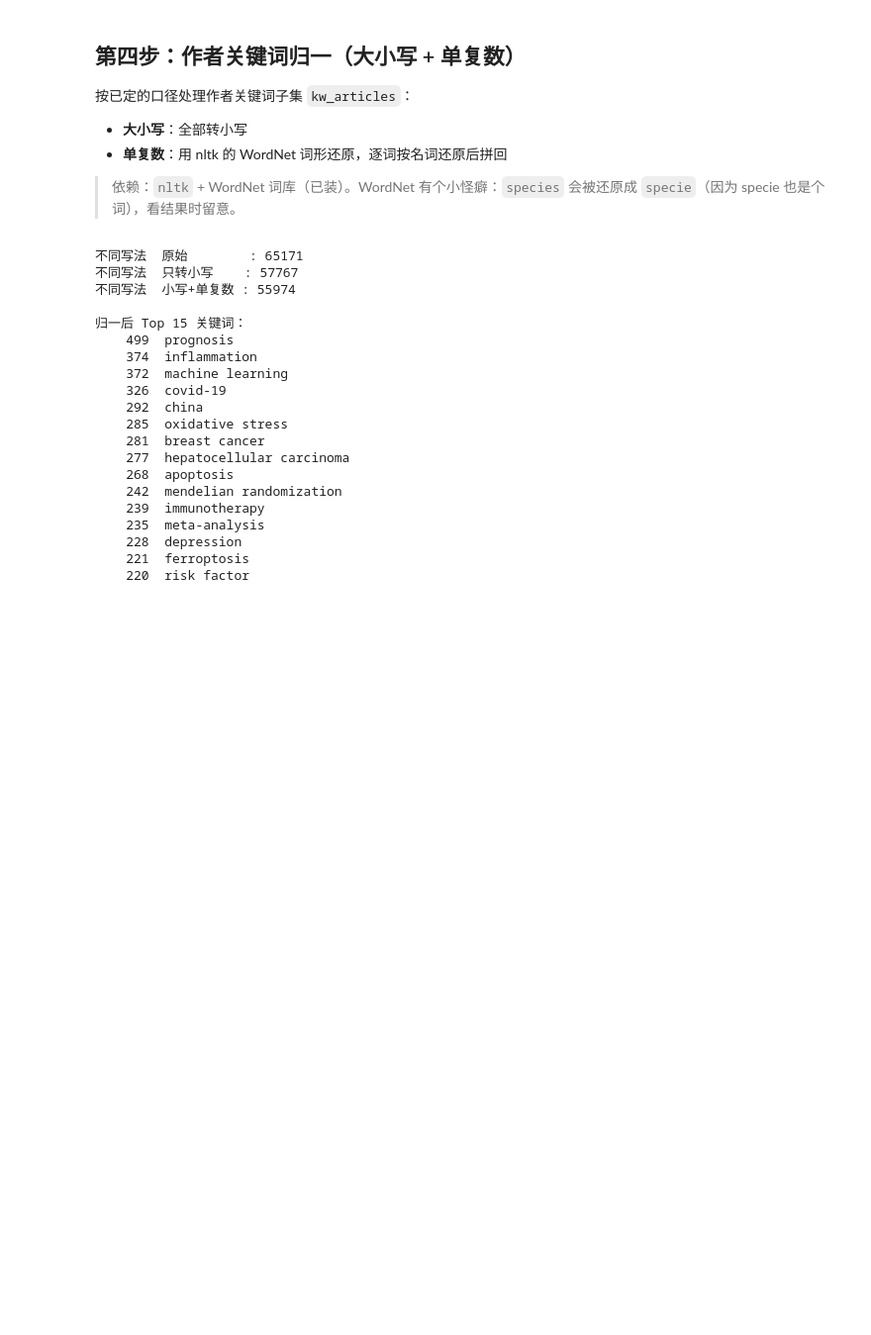
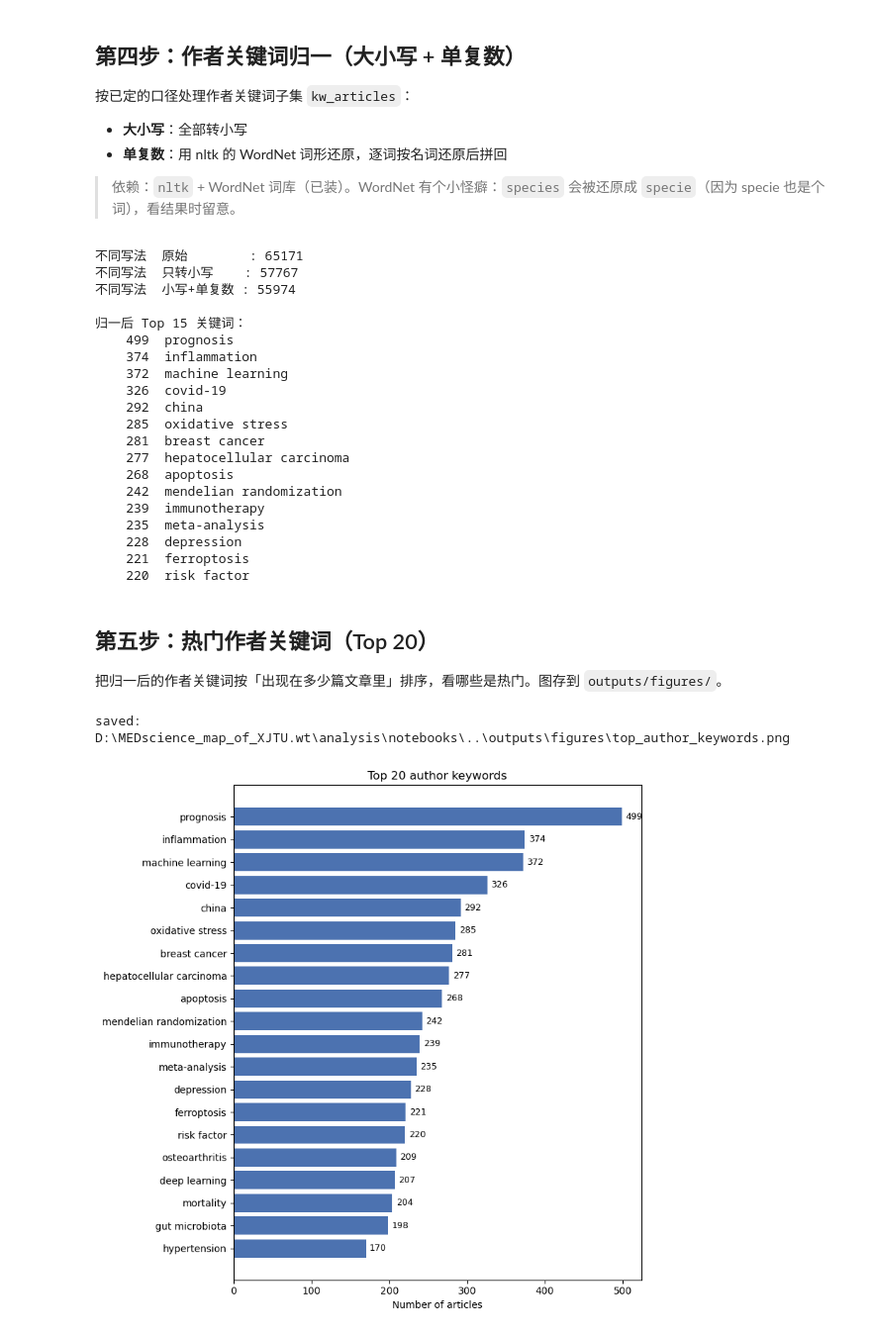
Before and after one commit to Tony0111/MEDscience_map_of_XJTU, a Jupyter notebook: notebooks/02_analysis.ipynb, the cells around one changed output. Shown at 99% size. Drawn from its saved outputs; the diff is of its cells as text; code cells hidden in the pictures; blank space fills up the shorter version.

Commit message:
feat(02): plot top 20 author keywords (step 5)
- count normalized author keywords per article (dedup within article)
- horizontal bar chart saved to outputs/figures/top_author_keywords.png

```diff
--- a/notebooks/02_analysis.ipynb
+++ b/notebooks/02_analysis.ipynb
@@ -167,3 +167,38 @@ for k, n in norm.value_counts().head(15).items():
     228  depression
     221  ferroptosis
     220  risk factor
+# %% [markdown]
+## 第五步：热门作者关键词（Top 20）
+
+把归一后的作者关键词按「出现在多少篇文章里」排序，看哪些是热门。图存到 `outputs/figures/`。
+# %%
+import os
+import matplotlib.pyplot as plt
+
+# 每篇文章内先去重，再统计「出现在多少篇文章」
+kw_counts = (kw_articles['keywords_norm']
+             .apply(lambda s: {k for k in s.split('||') if k})
+             .explode()
+             .value_counts())
+
+TOP_N = 20
+top = kw_counts.head(TOP_N).iloc[::-1]      # 反过来，让最高的在顶部
+
+fig, ax = plt.subplots(figsize=(8, 8))
+ax.barh(top.index, top.values, color='#4C72B0')
+ax.set_xlabel('Number of articles')
+ax.set_title(f'Top {TOP_N} author keywords')
+for y, v in enumerate(top.values):
+    ax.text(v + top.values.max() * 0.01, y, str(v), va='center', fontsize=9)
+plt.tight_layout()
+
+fig_dir = os.path.join(os.getcwd(), '..', 'outputs', 'figures')
+os.makedirs(fig_dir, exist_ok=True)
+fig_path = os.path.join(fig_dir, 'top_author_keywords.png')
+fig.savefig(fig_path, dpi=150, bbox_inches='tight')
+print('saved:', fig_path)
+
+plt.show()
+# %% [output]
+saved: D:\MEDscience_map_of_XJTU.wt\analysis\notebooks\..\outputs\figures\top_author_keywords.png
+[figure, added]
```
Also changed, not shown: 1 other file.
